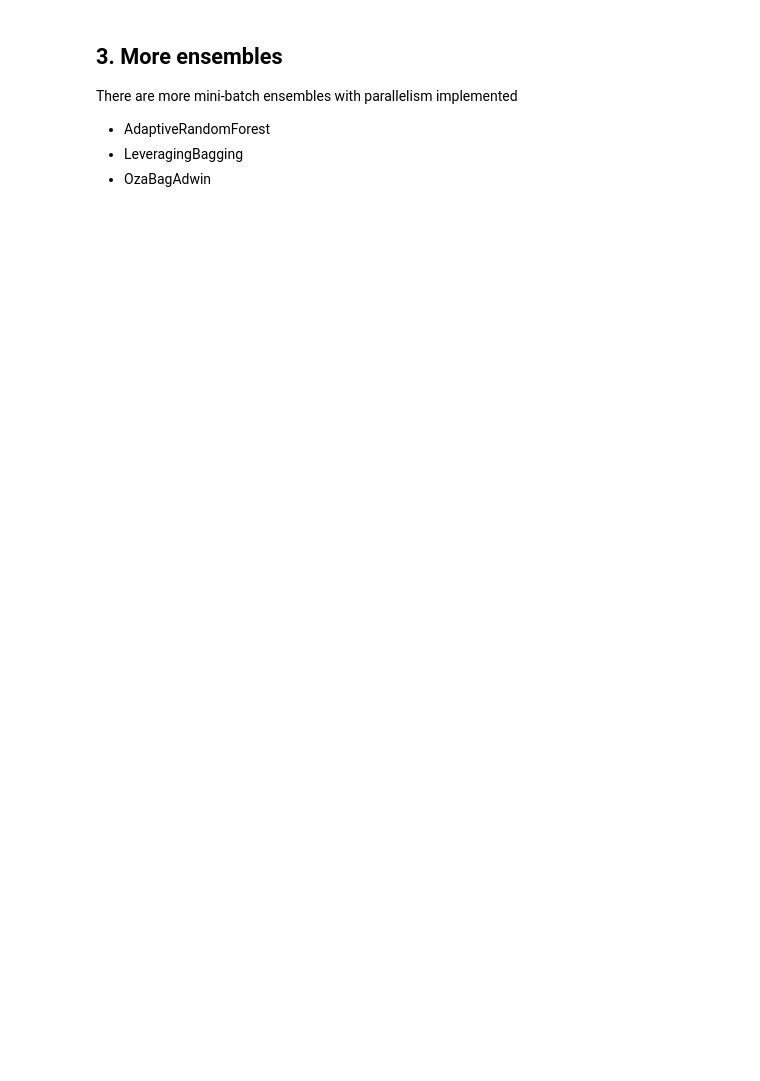
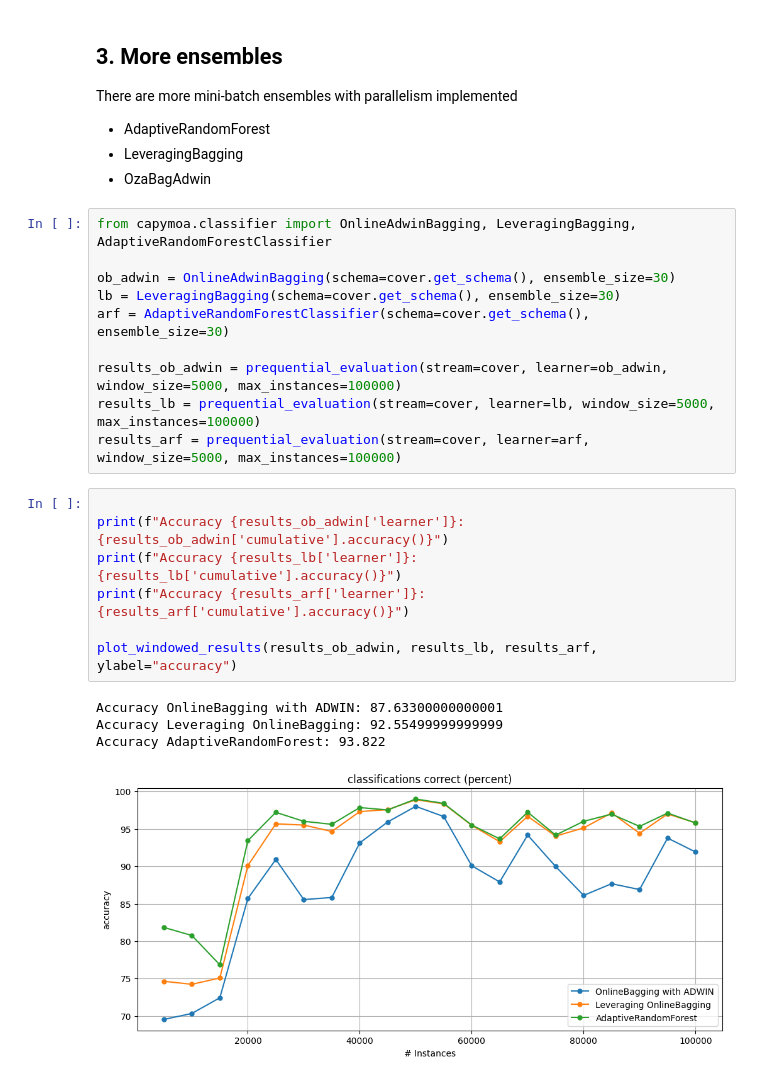
Before and after one commit to adaptive-machine-learning/CapyMOA, a Jupyter notebook: notebooks/parallel_ensembles.ipynb, the cells around one changed output. Drawn from its saved outputs; the diff is of its cells as text; blank space fills up the shorter version.

```diff
--- a/notebooks/parallel_ensembles.ipynb
+++ b/notebooks/parallel_ensembles.ipynb
@@ -169,3 +167,25 @@ There are more mini-batch ensembles with parallelism implemented
 - AdaptiveRandomForest
 - LeveragingBagging
 - OzaBagAdwin
+# %%
+from capymoa.classifier import OnlineAdwinBagging, LeveragingBagging, AdaptiveRandomForestClassifier
+
+ob_adwin = OnlineAdwinBagging(schema=cover.get_schema(), ensemble_size=30)
+lb = LeveragingBagging(schema=cover.get_schema(), ensemble_size=30)
+arf = AdaptiveRandomForestClassifier(schema=cover.get_schema(), ensemble_size=30)
+
+results_ob_adwin = prequential_evaluation(stream=cover, learner=ob_adwin, window_size=5000, max_instances=100000)
+results_lb = prequential_evaluation(stream=cover, learner=lb, window_size=5000, max_instances=100000)
+results_arf = prequential_evaluation(stream=cover, learner=arf, window_size=5000, max_instances=100000)
+# %%
+
+print(f"Accuracy {results_ob_adwin['learner']}: {results_ob_adwin['cumulative'].accuracy()}")
+print(f"Accuracy {results_lb['learner']}: {results_lb['cumulative'].accuracy()}")
+print(f"Accuracy {results_arf['learner']}: {results_arf['cumulative'].accuracy()}")
+
+plot_windowed_results(results_ob_adwin, results_lb, results_arf, ylabel="accuracy")
+# %% [output]
+Accuracy OnlineBagging with ADWIN: 87.63300000000001
+Accuracy Leveraging OnlineBagging: 92.55499999999999
+Accuracy AdaptiveRandomForest: 93.822
+[figure, added]
```
Also changed, not shown: parts of 12 cells of this notebook.
